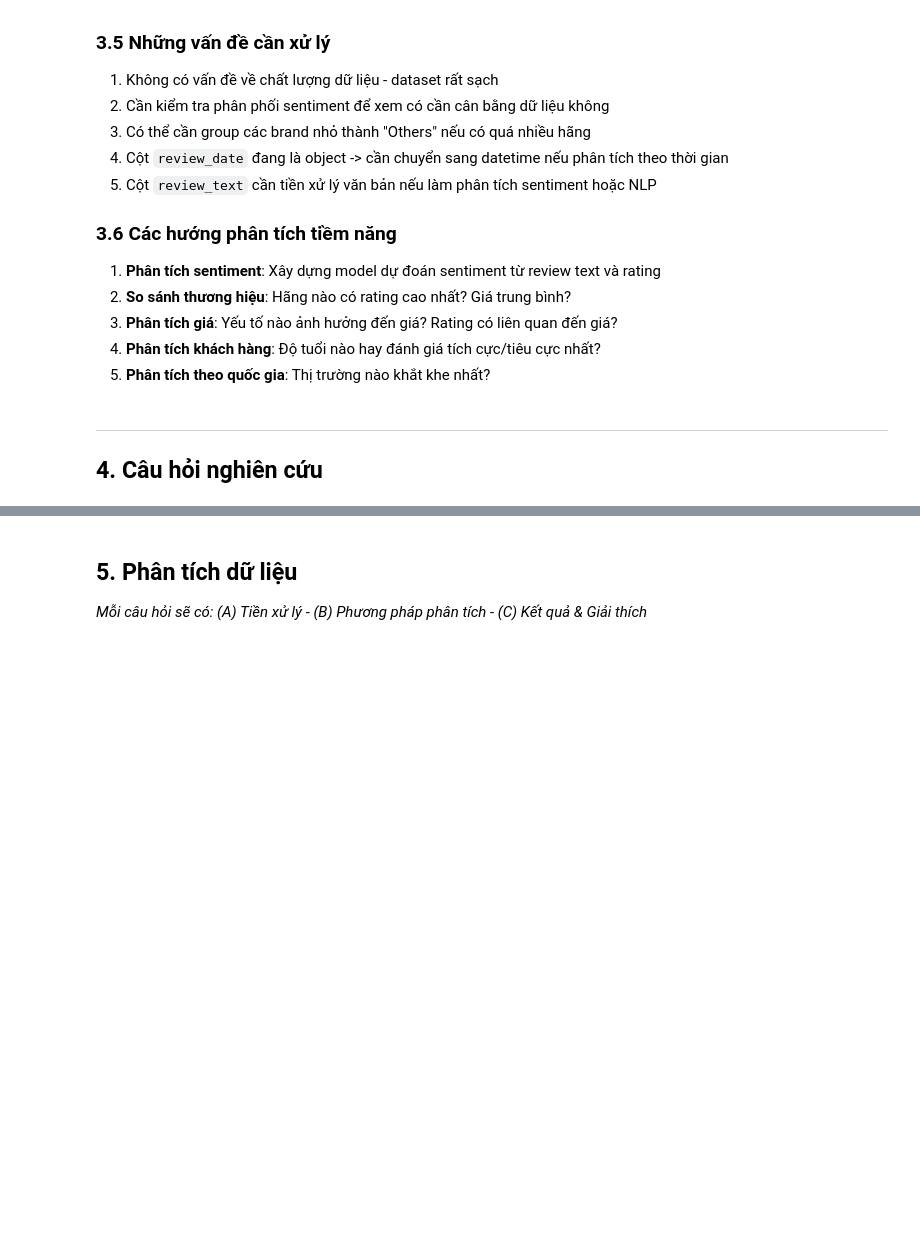
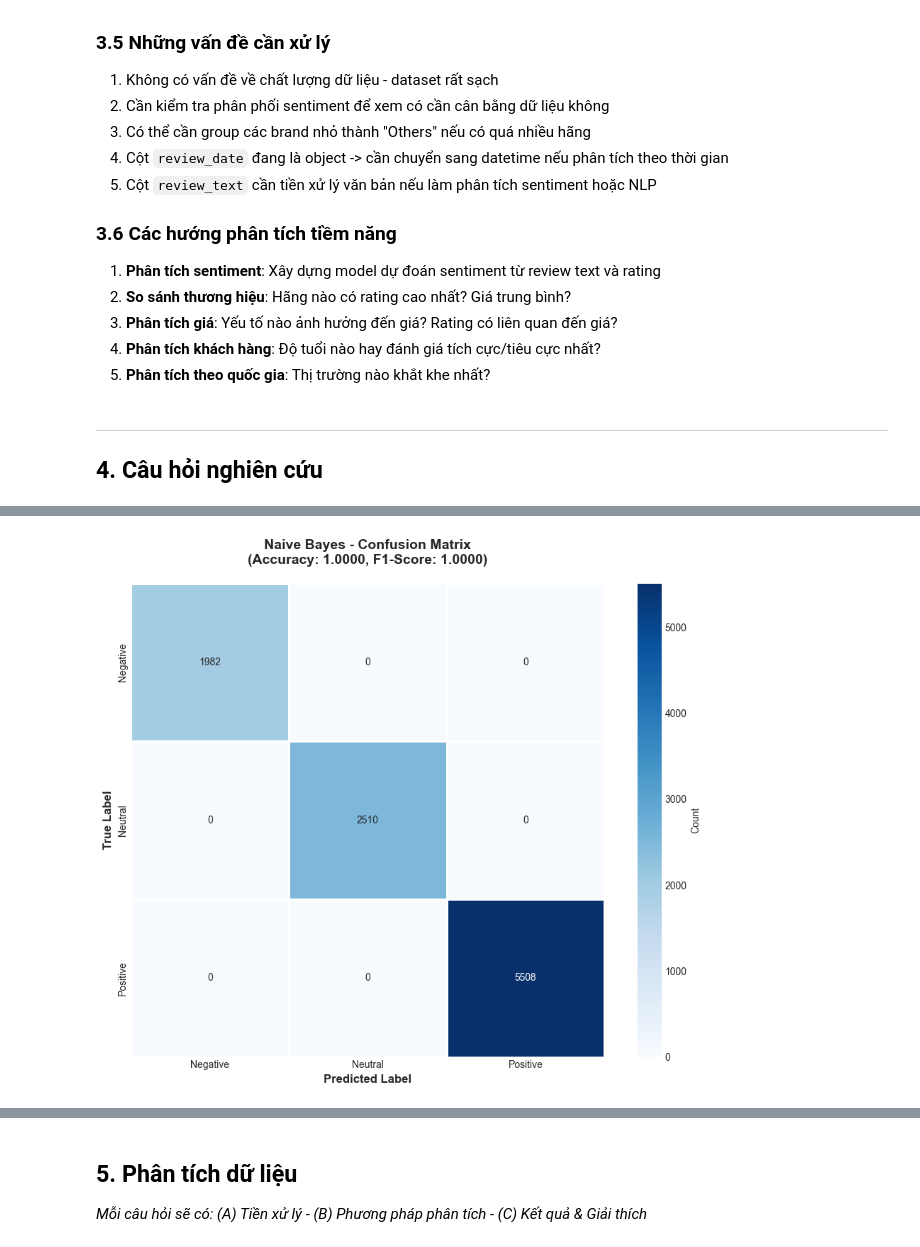
Before and after one commit to hhlearntocode/p4ds-Final, a Jupyter notebook: Final_Project_2.ipynb, the cells around one changed output, grey strips where cells are left out. Cells and saved outputs as stored; diff of their text form; code cells hidden in the pictures; blank space fills up the shorter version.

```diff
--- a/Final_Project_2.ipynb
+++ b/Final_Project_2.ipynb
@@ -347,0 +832,17 @@ plt.show()
+# %%
+from sklearn.naive_bayes import MultinomialNB
+from sklearn.metrics import classification_report
+import time
+
+
+print("  p(word|class) = (count of word in class + 1) / (total words in class + |V|)")
+# alpha=1.0 → Laplace smoothing (giống công thức trong hình: +1 ở tử số)
+nb_model = MultinomialNB(alpha=1.0)
+nb_model.fit(X_train_counts, y_train)
+nb_pred = nb_model.predict(X_test_counts)
+nb_accuracy = accuracy_score(y_test, nb_pred)
+nb_f1 = f1_score(y_test, nb_pred, average='weighted')
+
+print(f"\nModel Performance:")
+print(f"  Accuracy:  {nb_accuracy:.4f}")
+print(f"  F1-Score:  {nb_f1:.4f}")
@@ -347,0 +857,74 @@ plt.show()
+# %%
+fig, ax = plt.subplots(figsize=(10, 8))
+
+# Calculate confusion matrix
+cm = confusion_matrix(y_test, nb_pred)
+
+# Get class labels
+labels = sorted(y_test.unique())
+
+# Create heatmap
+sns.heatmap(
+    cm,
+    annot=True,
+    fmt='d',
+    cmap='Blues',
+    xticklabels=labels,
+    yticklabels=labels,
+    ax=ax,
+    cbar_kws={'label': 'Count'},
+    square=True,
+    linewidths=1
+)
+
+ax.set_title(
+    f'Naive Bayes - Confusion Matrix\n(Accuracy: {nb_accuracy:.4f}, F1-Score: {nb_f1:.4f})',
+    fontsize=14,
+    weight='bold',
+    pad=20
+)
+ax.set_ylabel('True Label', fontsize=12, weight='bold')
+ax.set_xlabel('Predicted Label', fontsize=12, weight='bold')
+
+plt.tight_layout()
+plt.show()
+
+
+
+from wordcloud import WordCloud
+
+# Get sentiment classes from data
+sentiment_classes = sorted(df_nlp['sentiment'].unique())
+
+fig, axes = plt.subplots(1, 3, figsize=(18, 5))
+fig.suptitle('Word Clouds by Sentiment Class', fontsize=16, weight='bold')
+
+for idx, sentiment_class in enumerate(sentiment_classes):
+    # Get all reviews for this sentiment
+    sentiment_texts = df_nlp[
+        df_nlp['sentiment'] == sentiment_class
+    ]['processed_text'].values
+
+    # Combine all texts
+    combined_text = ' '.join(sentiment_texts)
+
+    # Create word cloud
+    wordcloud = WordCloud(
+        width=600,
+        height=400,
+        background_color='white',
+        colormap='viridis' if idx == 0 else 'plasma' if idx == 1 else 'inferno',
+        max_words=100,
+        relative_scaling=0.5
+    ).generate(combined_text)
+
+    # Plot
+    ax = axes[idx]
+    ax.imshow(wordcloud, interpolation='bilinear')
+    ax.set_title(f'{sentiment_class} Reviews', fontsize=13, weight='bold')
+    ax.axis('off')
+
+plt.tight_layout()
+plt.show()
+# %% [output]
+[figure, added]
```
Also changed, not shown: parts of 19 cells of this notebook.
